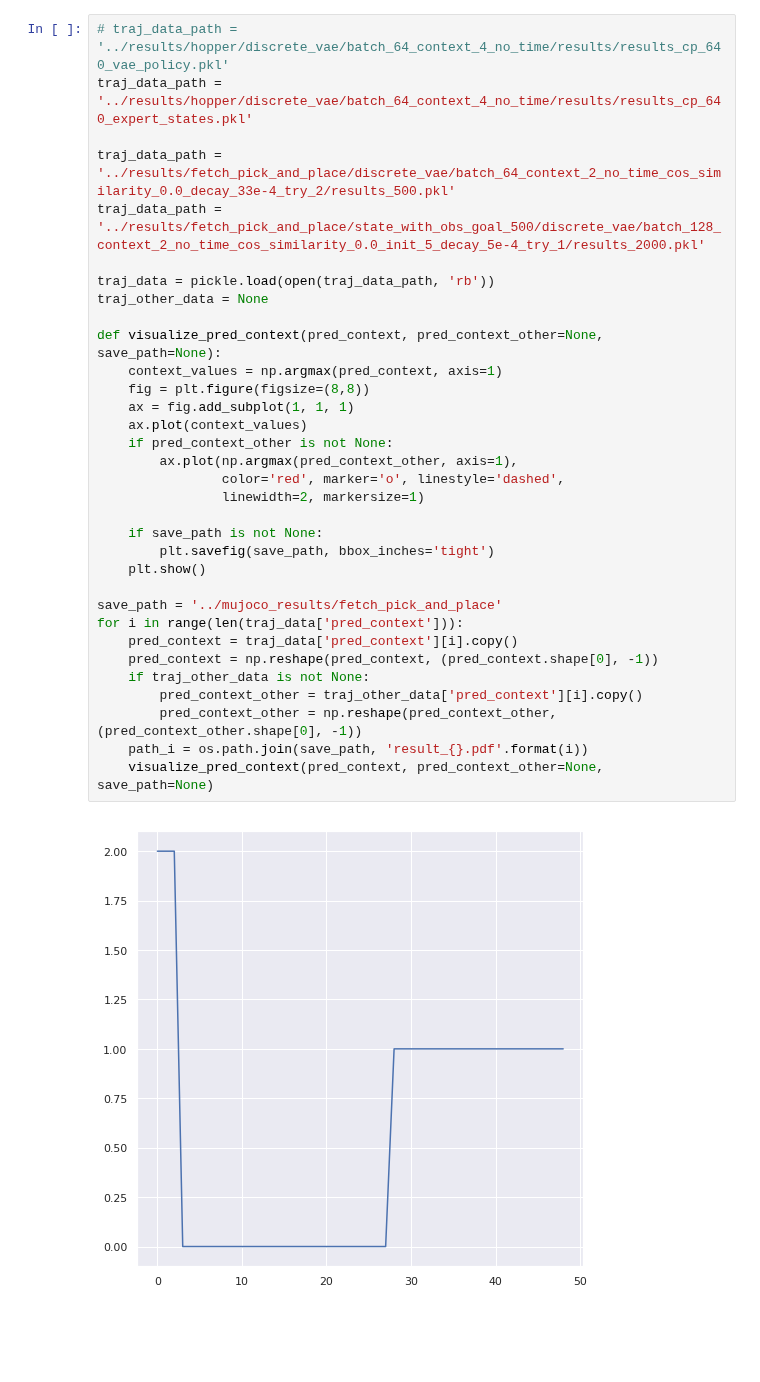
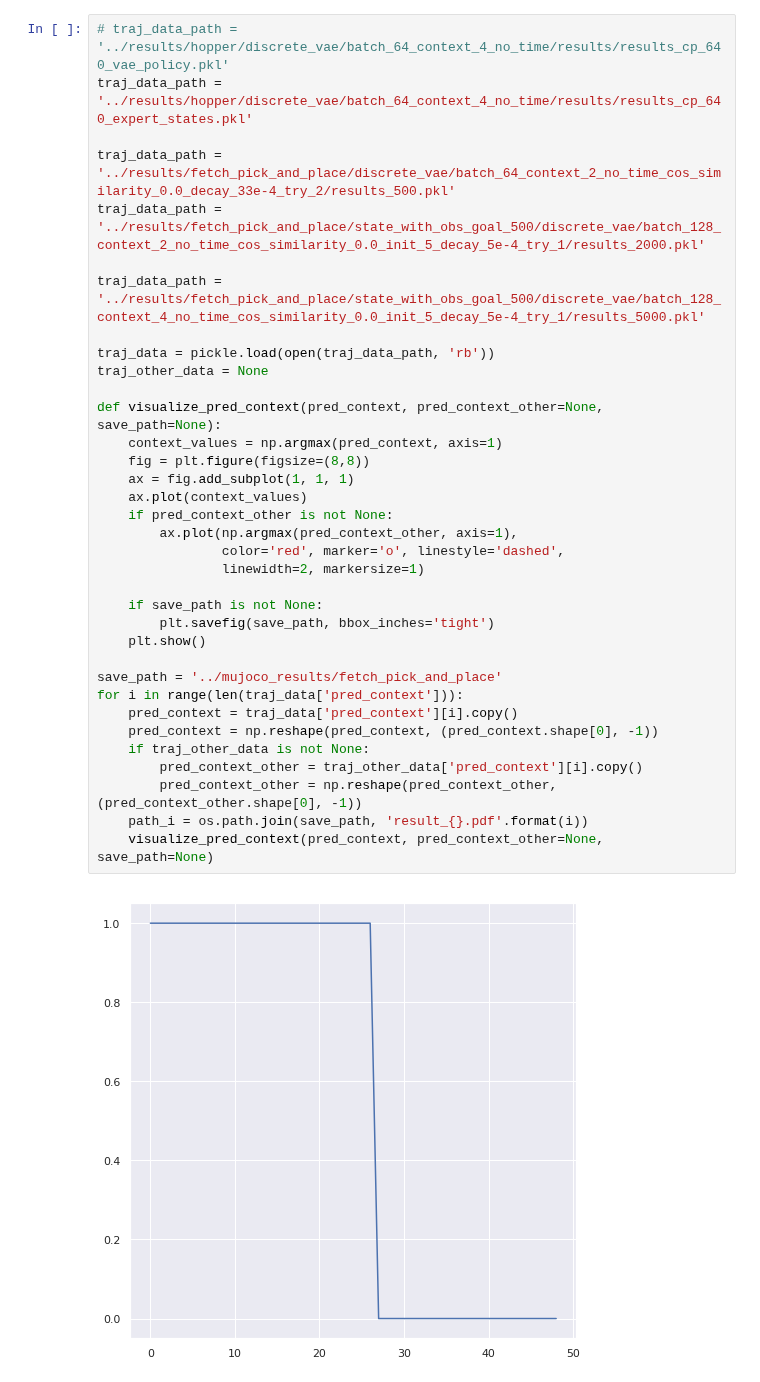
Before and after one commit to sharma-arjun/DirectedInfo-GAIL, a Jupyter notebook: IL/plots/plot_fetch_vae.ipynb, the cells around one changed output. Saved outputs shown, nothing was run; the diff lists cells and outputs as text; blank space fills up the shorter version.

Commit message:
update vae plot for fetch pick and plcae.

```diff
--- a/IL/plots/plot_fetch_vae.ipynb
+++ b/IL/plots/plot_fetch_vae.ipynb
@@ -48,32 +45,34 @@ traj_data_path = '../results/hopper/discrete_vae/batch_64_context_4_no_time/resu
 
 traj_data_path = '../results/fetch_pick_and_place/discrete_vae/batch_64_context_2_no_time_cos_similarity_0.0_decay_33e-4_try_2/results_500.pkl'
 traj_data_path = '../results/fetch_pick_and_place/state_with_obs_goal_500/discrete_vae/batch_128_context_2_no_time_cos_similarity_0.0_init_5_decay_5e-4_try_1/results_2000.pkl'
+
+traj_data_path = '../results/fetch_pick_and_place/state_with_obs_goal_500/discrete_vae/batch_128_context_4_no_time_cos_similarity_0.0_init_5_decay_5e-4_try_1/results_5000.pkl'
 
 traj_data = pickle.load(open(traj_data_path, 'rb'))
 traj_other_data = None
 
 def visualize_pred_context(pred_context, pred_context_other=None, save_path=None):
     context_values = np.argmax(pred_context, axis=1)
     fig = plt.figure(figsize=(8,8))
     ax = fig.add_subplot(1, 1, 1)
     ax.plot(context_values)
     if pred_context_other is not None:
         ax.plot(np.argmax(pred_context_other, axis=1),
                 color='red', marker='o', linestyle='dashed',
                 linewidth=2, markersize=1)
 
     if save_path is not None:
         plt.savefig(save_path, bbox_inches='tight')
     plt.show()
 
 save_path = '../mujoco_results/fetch_pick_and_place'
 for i in range(len(traj_data['pred_context'])):
     pred_context = traj_data['pred_context'][i].copy()
     pred_context = np.reshape(pred_context, (pred_context.shape[0], -1))
     if traj_other_data is not None:
         pred_context_other = traj_other_data['pred_context'][i].copy()
         pred_context_other = np.reshape(pred_context_other, (pred_context_other.shape[0], -1))
     path_i = os.path.join(save_path, 'result_{}.pdf'.format(i))
     visualize_pred_context(pred_context, pred_context_other=None, save_path=None)
 # %% [output]
-[figure, old version]
+[figure, new version]
```
Also changed, not shown: parts of 2 cells of this notebook, 1 other file.
